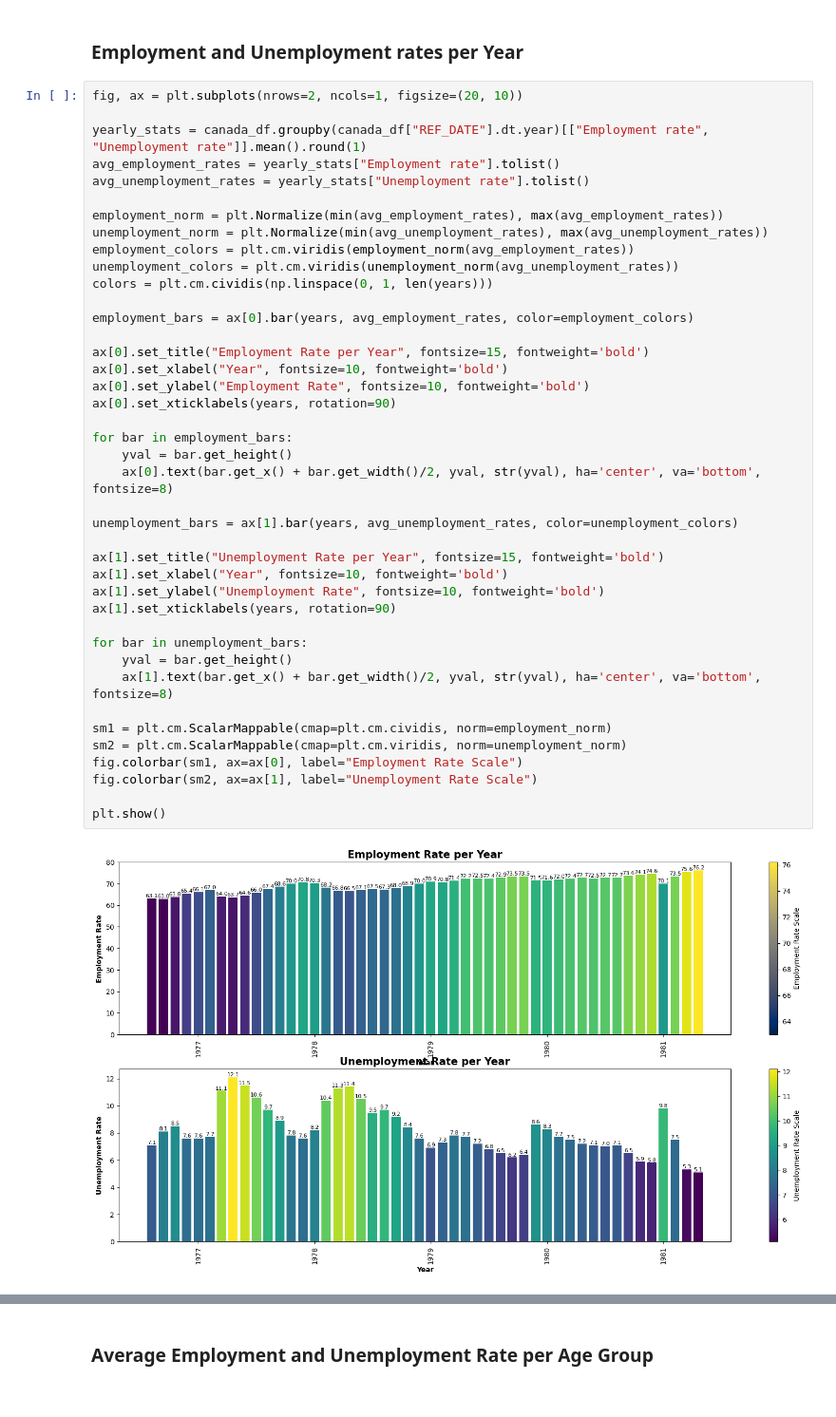
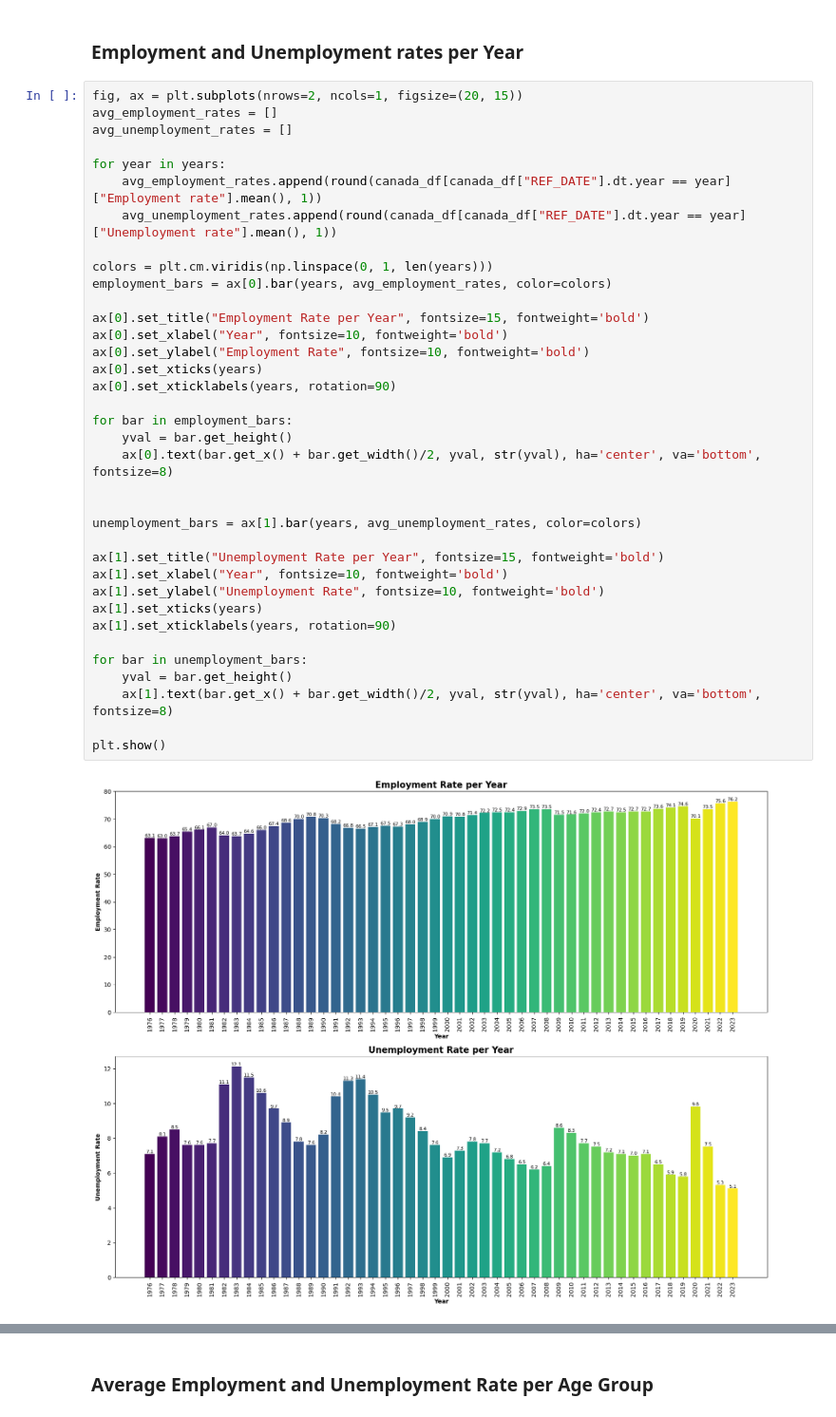
Before and after one commit to rehan-nasir/canada_labour_force_analysis, a Jupyter notebook: labor_market_analysis.ipynb, the cells around one changed output, grey strips where cells are left out. Shown at 95% size. Saved outputs shown, nothing was run; the diff lists cells and outputs as text.

```diff
--- a/labor_market_analysis.ipynb
+++ b/labor_market_analysis.ipynb
@@ -365,46 +363,41 @@ Other Correlations:
 # %% [markdown]
 ### Employment and Unemployment rates per Year
 # %%
-fig, ax = plt.subplots(nrows=2, ncols=1, figsize=(20, 10))
+fig, ax = plt.subplots(nrows=2, ncols=1, figsize=(20, 15))
+avg_employment_rates = []
+avg_unemployment_rates = []
 
-yearly_stats = canada_df.groupby(canada_df["REF_DATE"].dt.year)[["Employment rate", "Unemployment rate"]].mean().round(1)
-avg_employment_rates = yearly_stats["Employment rate"].tolist()
-avg_unemployment_rates = yearly_stats["Unemployment rate"].tolist()
+for year in years:
+    avg_employment_rates.append(round(canada_df[canada_df["REF_DATE"].dt.year == year]["Employment rate"].mean(), 1))
+    avg_unemployment_rates.append(round(canada_df[canada_df["REF_DATE"].dt.year == year]["Unemployment rate"].mean(), 1))
 
-employment_norm = plt.Normalize(min(avg_employment_rates), max(avg_employment_rates))
-unemployment_norm = plt.Normalize(min(avg_unemployment_rates), max(avg_unemployment_rates))
-employment_colors = plt.cm.viridis(employment_norm(avg_employment_rates))
-unemployment_colors = plt.cm.viridis(unemployment_norm(avg_unemployment_rates))
-colors = plt.cm.cividis(np.linspace(0, 1, len(years)))
-
-employment_bars = ax[0].bar(years, avg_employment_rates, color=employment_colors)
+colors = plt.cm.viridis(np.linspace(0, 1, len(years)))
+employment_bars = ax[0].bar(years, avg_employment_rates, color=colors)
 
 ax[0].set_title("Employment Rate per Year", fontsize=15, fontweight='bold')
 ax[0].set_xlabel("Year", fontsize=10, fontweight='bold')
 ax[0].set_ylabel("Employment Rate", fontsize=10, fontweight='bold')
+ax[0].set_xticks(years)
 ax[0].set_xticklabels(years, rotation=90)
 
 for bar in employment_bars:
     yval = bar.get_height()
     ax[0].text(bar.get_x() + bar.get_width()/2, yval, str(yval), ha='center', va='bottom', fontsize=8)
 
-unemployment_bars = ax[1].bar(years, avg_unemployment_rates, color=unemployment_colors)
+
+unemployment_bars = ax[1].bar(years, avg_unemployment_rates, color=colors)
 
 ax[1].set_title("Unemployment Rate per Year", fontsize=15, fontweight='bold')
 ax[1].set_xlabel("Year", fontsize=10, fontweight='bold')
 ax[1].set_ylabel("Unemployment Rate", fontsize=10, fontweight='bold')
+ax[1].set_xticks(years)
 ax[1].set_xticklabels(years, rotation=90)
 
 for bar in unemployment_bars:
     yval = bar.get_height()
     ax[1].text(bar.get_x() + bar.get_width()/2, yval, str(yval), ha='center', va='bottom', fontsize=8)
 
-sm1 = plt.cm.ScalarMappable(cmap=plt.cm.cividis, norm=employment_norm)
-sm2 = plt.cm.ScalarMappable(cmap=plt.cm.viridis, norm=unemployment_norm)
-fig.colorbar(sm1, ax=ax[0], label="Employment Rate Scale")
-fig.colorbar(sm2, ax=ax[1], label="Unemployment Rate Scale")
-
 plt.show()
 # %% [output]
-[figure, old version]
+[figure, new version]
 # %% [markdown]
```
Also changed, not shown: parts of 11 cells of this notebook.
